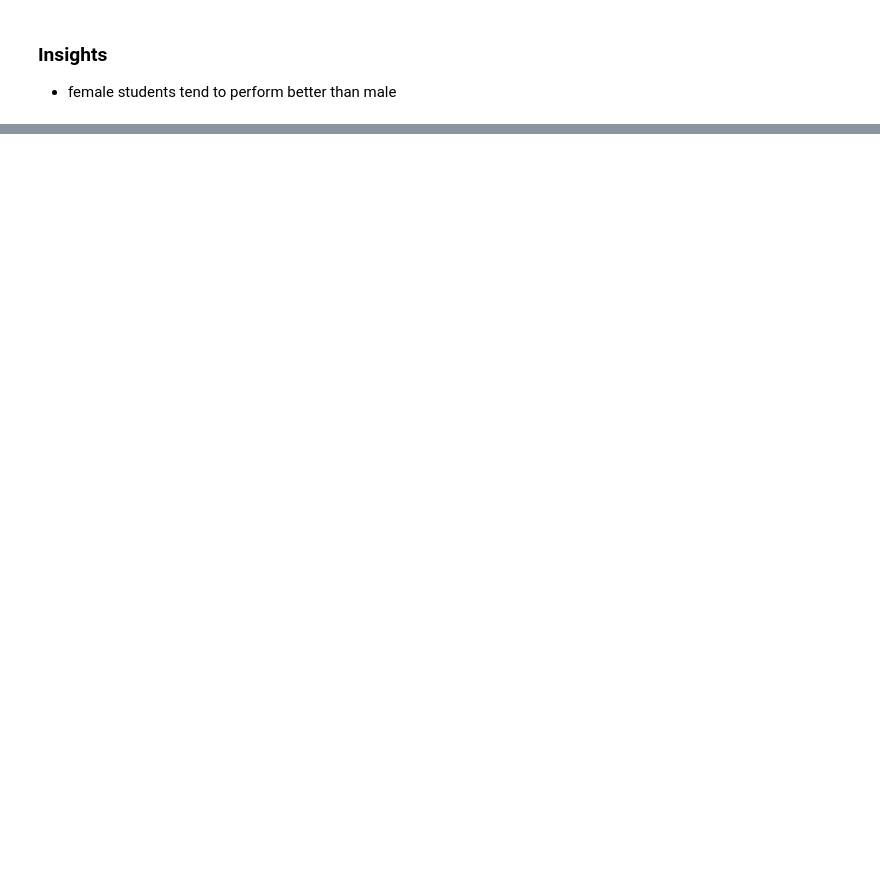
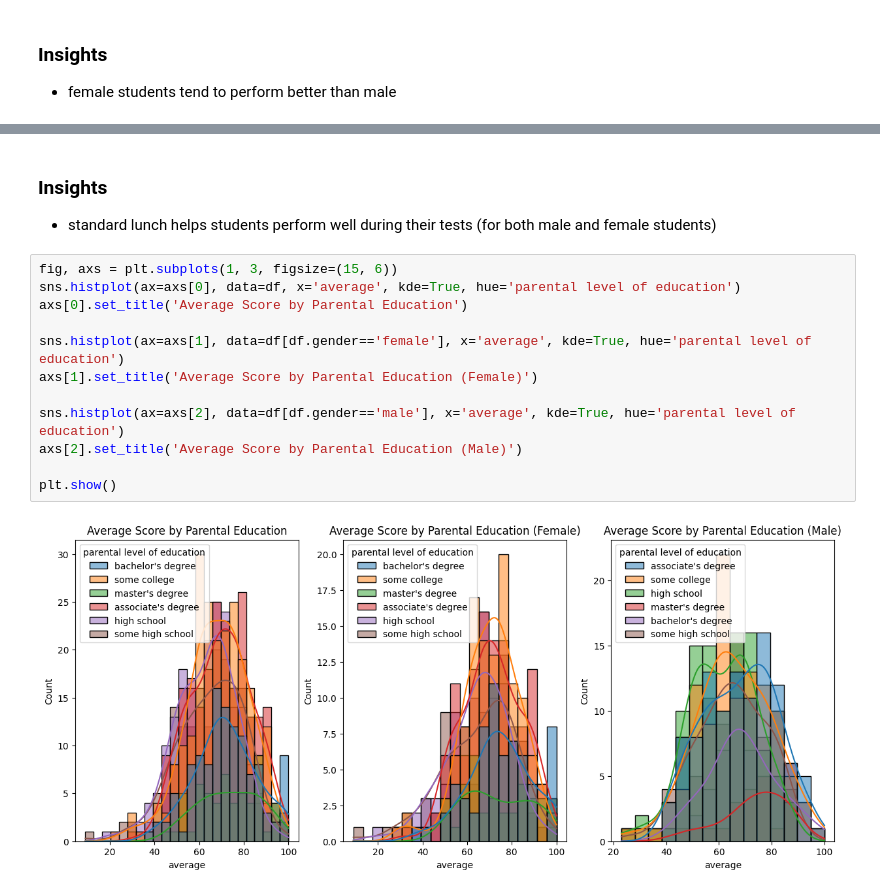
Before and after one commit to hilpresent/ml-project, a Jupyter notebook: notebook/EDA.ipynb, the cells around one changed output, grey strips where cells are left out. Cells and saved outputs as stored; diff of their text form; blank space fills up the shorter version.

```diff
--- a/notebook/EDA.ipynb
+++ b/notebook/EDA.ipynb
@@ -316,0 +317,18 @@ plt.show()
+# %% [markdown]
+### Insights
+
+- standard lunch helps students perform well during their tests (for both male and female students)
+# %%
+fig, axs = plt.subplots(1, 3, figsize=(15, 6))
+sns.histplot(ax=axs[0], data=df, x='average', kde=True, hue='parental level of education')
+axs[0].set_title('Average Score by Parental Education')
+
+sns.histplot(ax=axs[1], data=df[df.gender=='female'], x='average', kde=True, hue='parental level of education')
+axs[1].set_title('Average Score by Parental Education (Female)')
+
+sns.histplot(ax=axs[2], data=df[df.gender=='male'], x='average', kde=True, hue='parental level of education')
+axs[2].set_title('Average Score by Parental Education (Male)')
+
+plt.show()
+# %% [output]
+[figure, added]
```
Also changed, not shown: parts of 4 cells of this notebook.
